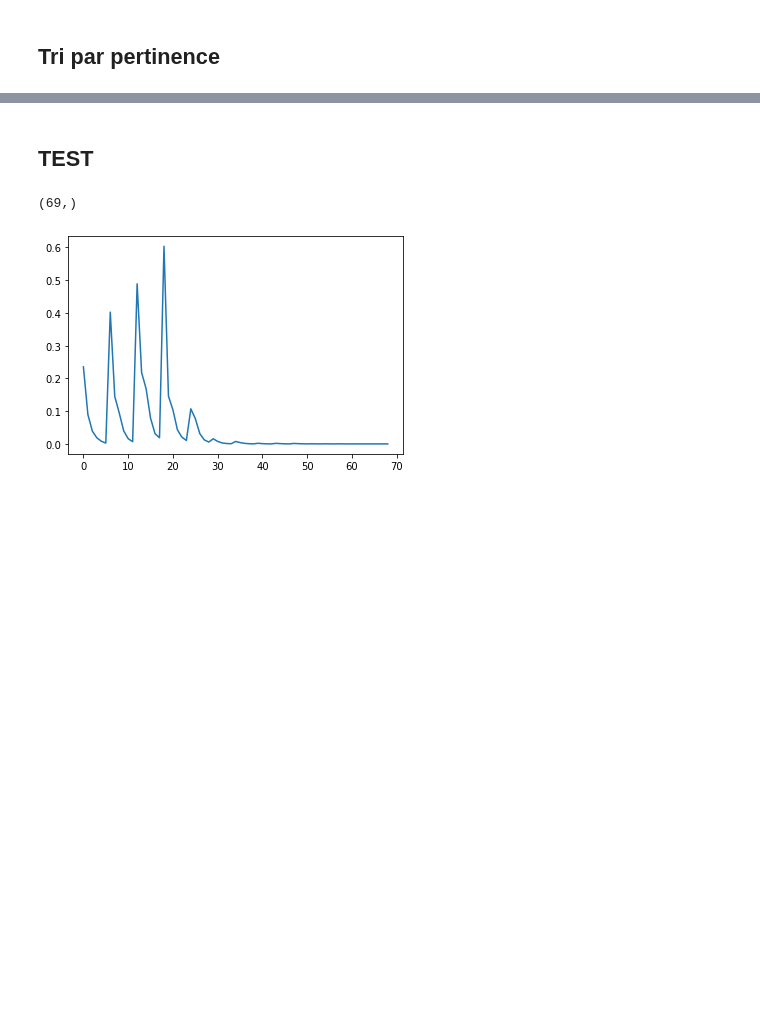
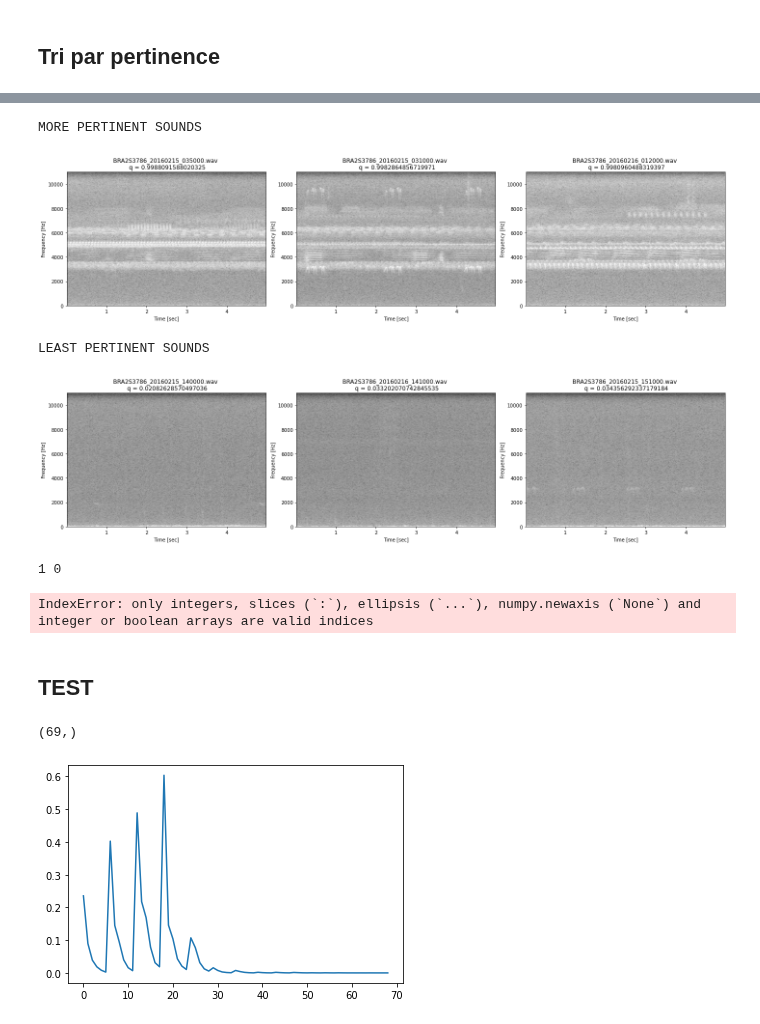
Before and after one commit to outidrarine/Detpop, a Jupyter notebook: ConstructionPSI.ipynb, the cells around one changed output, grey strips where cells are left out. Cells and saved outputs as stored; diff of their text form; code cells hidden in the pictures; blank space fills up the shorter version.

```diff
--- a/ConstructionPSI.ipynb
+++ b/ConstructionPSI.ipynb
@@ -114,17 +137,4 @@ def compute_PSI(root, J, Q, duration, nbSounds):
 # %%
 root = './SoundDatabase'
-nbSounds = 432
-duration = 5
 
-q = {}
-
-k = 0
-for root, dirnames, filenames in os.walk(root):
-        for f in filenames:
-
-            filename = os.path.join(root, f)
-            sound, fe = getSound(filename, duration)
-            q[k] = compute_pertinence(sound, fe)
-            k += 1
-
-q = dict(sorted(q.items(), key = lambda x: x[1]))
+q = compute_all_pertinence(root)
@@ -165,3 +141,55 @@ LEAST PERTINENT SOUNDS
+# %%
+root = './SoundDatabase'
+nbSounds = 432
+pertinence_files = [list(q.items())[k][0] for k in range(nbSounds)]
+pertinence_scores = [list(q.items())[k][1] for k in range(nbSounds)]
+
+nbTop = 3
+
+print("MORE PERTINENT SOUNDS")
+
+fig, ax = plt.subplots(1, nbTop, figsize=(20, 5))
+for k in range(nbTop):
+    sound, fe = getSound(os.path.join(root, pertinence_files[nbSounds - k - 1]), 5)
+    title = "{} \n q = {}".format(pertinence_files[nbSounds - k - 1], pertinence_scores[nbSounds - k - 1])
+
+    displaySpectrogram(sound, fe, title, ax[k])
+
+plt.show()
+
+
+print("LEAST PERTINENT SOUNDS")
+
+fig, ax = plt.subplots(1, nbTop, figsize=(20, 5))
+for k in range(nbTop):
+    sound, fe = getSound(os.path.join(root, pertinence_files[k]), 5)
+    title = "{} \n q = {}".format(pertinence_files[k], pertinence_scores[k])
+
+    displaySpectrogram(sound, fe, title, ax[k])
+
+plt.show()
+# %% [output]
+MORE PERTINENT SOUNDS
+[figure, added]
+LEAST PERTINENT SOUNDS
+[figure, added]
+# %%
+# Calcul des distances entre les signaux de pertinences maximales
+
+nbSounds = 432
+nbTop = 3
+
+mean = 0
+for i in range(nbTop):
+    position1 = pertinence_scores[nbSounds - i - 1]
+    for j in range(i):
+        print(i, j)
+        position2 = pertinence_scores[nbSounds - j - 1]
+        mean += distance_cosinus(position1, position2, psi)
+mean /= nbTop * (nbTop + 1) / 2
+# %% [output]
+1 0
+IndexError: only integers, slices (`:`), ellipsis (`...`), numpy.newaxis (`None`) and integer or boolean arrays are valid indices
 # %% [markdown]
 ## TEST
 # %%
```
Also changed, not shown: parts of 5 cells of this notebook.
